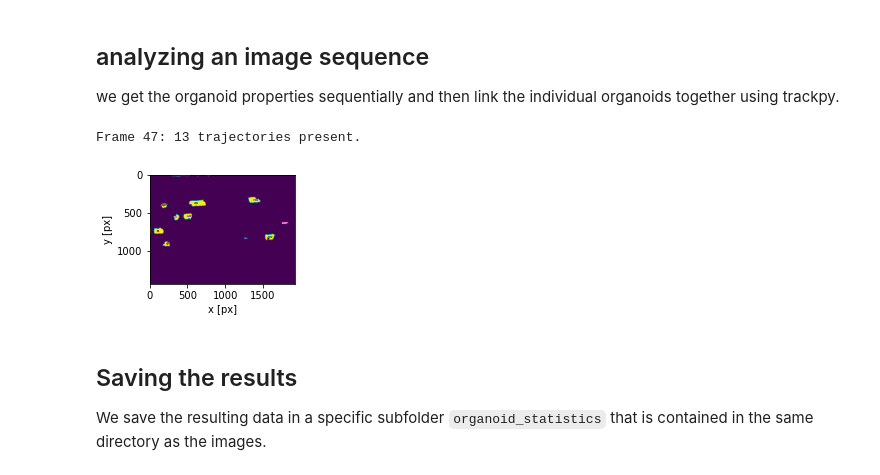
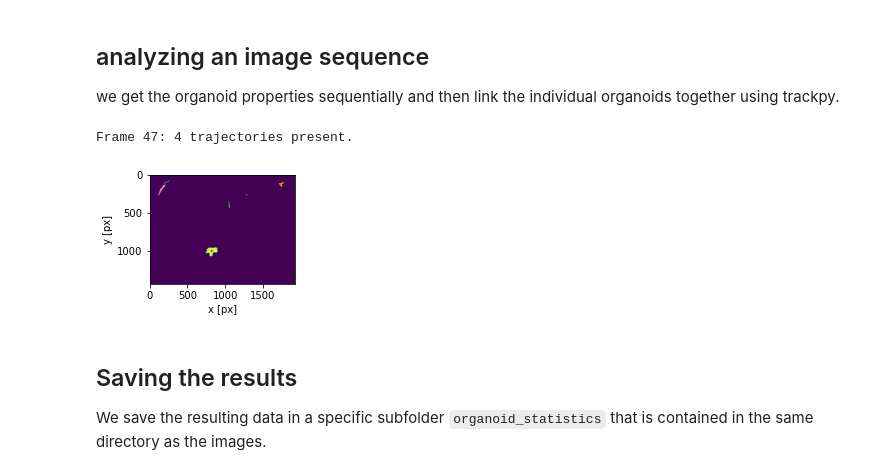
Before and after one commit to CNguyenVigouroux/organoid_tracking, a Jupyter notebook: track_organoids.ipynb, the cells around one changed output. Cells and saved outputs as stored; diff of their text form; code cells hidden in the pictures.

```diff
--- a/track_organoids.ipynb
+++ b/track_organoids.ipynb
@@ -9,21 +9,21 @@ from organoid_tracking import organoid_tracking
 we get the organoid properties sequentially and then link the individual organoids together using trackpy.
 # %%
 path_to_imgs = '/Users/gustaveronteix/Documents/Code/Jaulinlab/Data/Clemence_project/masks_CNV029/Coll_CT'
-path_to_imgs = '/Users/clemence/Documents_Clémence/Experiments/Raw/CNV062-PCF_seg-auto/Masks/CNV062-FN-DMSO'
+path_to_imgs = '/Users/clemence/Documents_Clémence/Experiments/Raw/CNV062-PCF_seg-auto/Masks/CNV062-PEG-DMSO'
 fnames = glob.glob(os.path.join(path_to_imgs, '*.tif'))
 # %%
 from itertools import repeat
 
-output_directory = '/Users/clemence/Documents_Clémence/Experiments/Raw/CNV062-PCF_seg-auto/Masks/CNV062-FN-DMSO'
+output_directory = '/Users/clemence/Documents_Clémence/Experiments/Raw/CNV062-PCF_seg-auto/Masks/CNV062-PEG-DMSO'
 movie_frames = map(organoid_tracking.movie_analysis, fnames, repeat(output_directory))
 
 file_data = pd.DataFrame()
 file_data = pd.concat(list(movie_frames),
                       ignore_index=True)
 file_data['unique_organoid'] = file_data['particle'].astype(str) + ':' + file_data['movie_name']
 # %% [output]
-Frame 47: 13 trajectories present.
+Frame 47: 4 trajectories present.
-[figure, old version]
+[figure, new version]
 # %%
 pxtomu = 0.9075
 frametohr = 0.5/24
```
Also changed, not shown: 1 other file.
